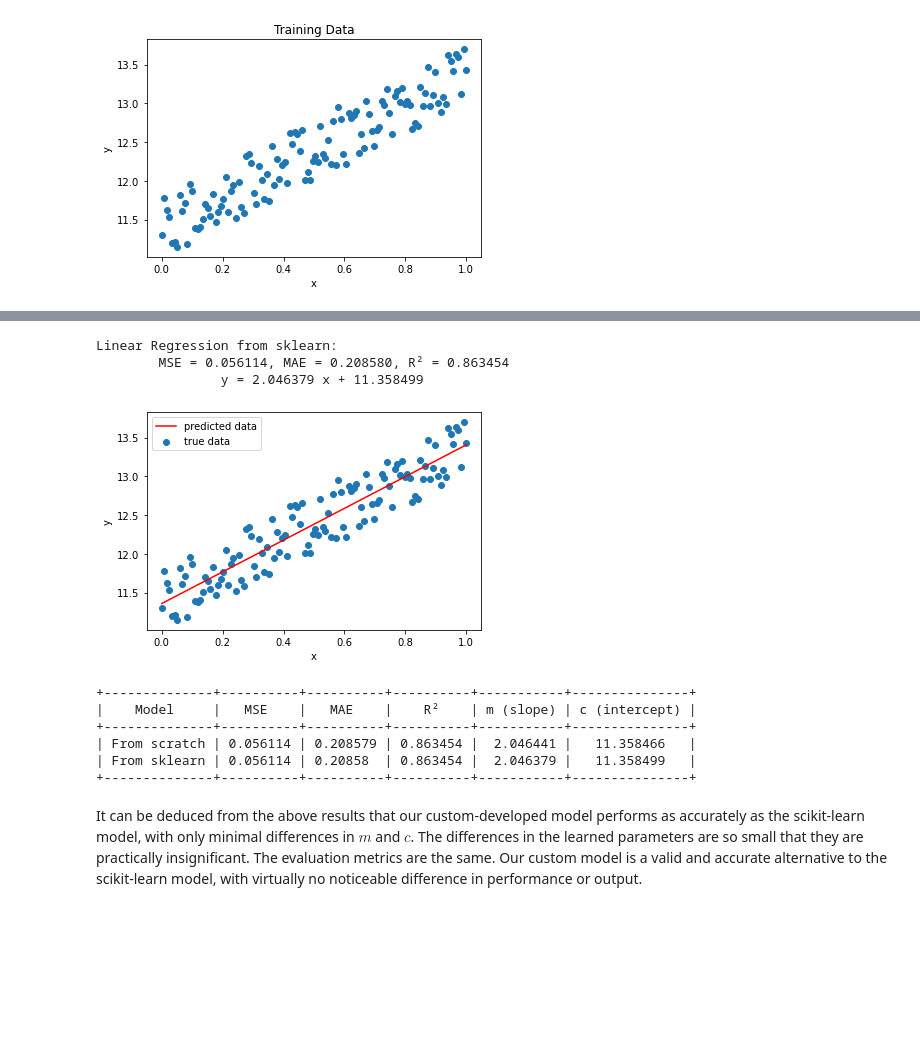
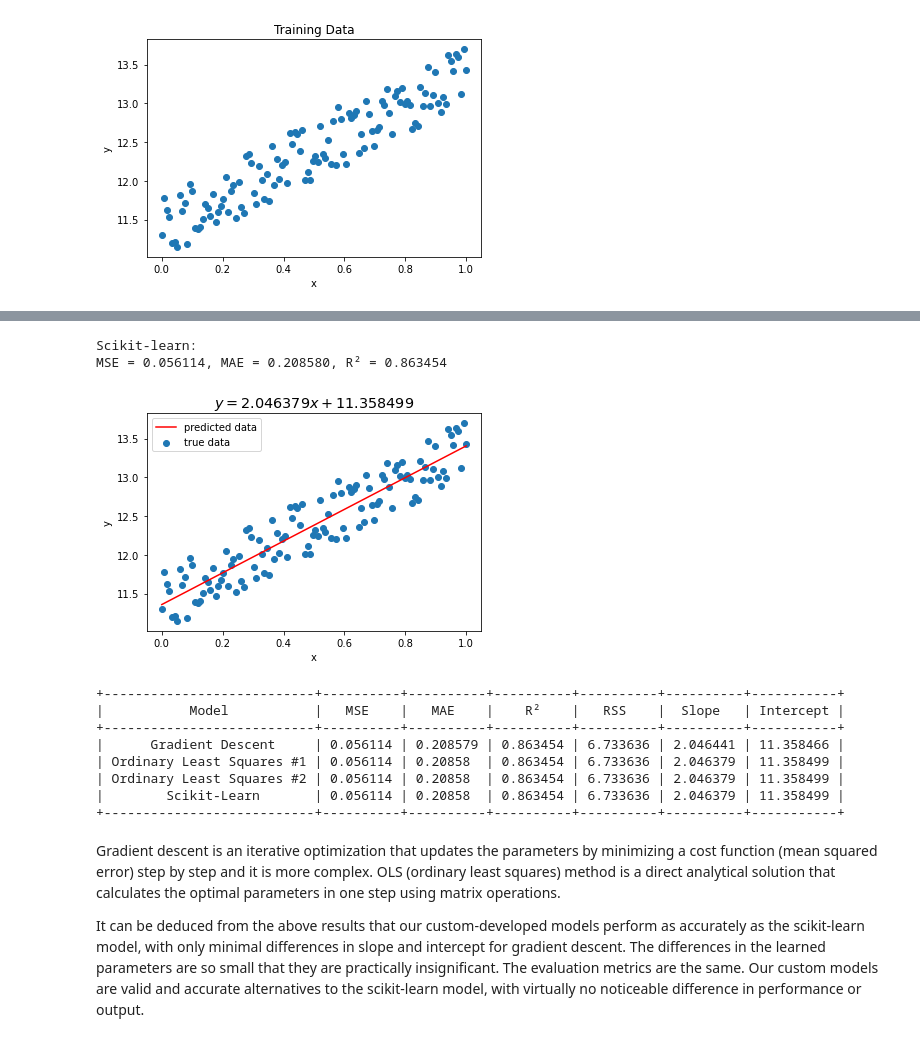
Before and after one commit to msikorski93/Linear-Regression-From-Scratch, a Jupyter notebook: lin_regression_from_scratch.ipynb, the cells around one changed output, grey strips where cells are left out. Saved outputs shown, nothing was run; the diff lists cells and outputs as text; code cells hidden in the pictures; blank space fills up the shorter version.

```diff
--- a/lin_regression_from_scratch.ipynb
+++ b/lin_regression_from_scratch.ipynb
@@ -166,63 +266,97 @@ Now, we will use scikit-learn's LinearRegression method to fit the same data and
 # %%
 from sklearn.linear_model import LinearRegression
 from sklearn.metrics import mean_squared_error, mean_absolute_error, r2_score
 
 reg = LinearRegression()
 
 # fit the model
 # reshape x to (N, 1)
 reg.fit(x.reshape(-1, 1), y)
 
 # predictions
 y_pred_sk = reg.predict(x.reshape(-1, 1))
 
-# compute the metrics
+# metrics
 mse_sk = mean_squared_error(y, y_pred_sk)
 mae_sk = mean_absolute_error(y, y_pred_sk)
 r2_sk = r2_score(y, y_pred_sk)
 
-print('Linear Regression from sklearn:')
-print(f"\tMSE = {mse_sk:.6f}, MAE = {mae_sk:.6f}, R² = {r2_sk:.6f}")
-print(f"\t\ty = {reg.coef_[0]:.6f} x + {reg.intercept_:.6f}")
+print('Scikit-learn:')
+print(f'MSE = {mse_sk:.6f}, MAE = {mae_sk:.6f}, R² = {r2_sk:.6f}')
 
 plt.scatter(x, y, label='true data')
 plt.plot(x, y_pred_sk, color='r', label='predicted data')
+plt.title(f'$y = {reg.coef_[0]:.6f} x + {reg.intercept_:.6f}$', size='x-large')
 plt.xlabel('x')
 plt.ylabel('y')
 plt.legend()
 plt.show()
 # %% [output]
-Linear Regression from sklearn:
-        MSE = 0.056114, MAE = 0.208580, R² = 0.863454
-                y = 2.046379 x + 11.358499
+Scikit-learn:
+MSE = 0.056114, MAE = 0.208580, R² = 0.863454
-[figure, old version]
+[figure, new version]
 # %%
+# residual sum of squares (RSS)
+rss_gd = np.sum((y_pred_gd - y) ** 2)
+rss_ols = y @ y.T - y @ X @ np.linalg.inv(X.T @ X) @ X.T @ y.T
+rss_olss = np.sum((y_pred_olss - y) ** 2)
+rss_sk = np.sum((y_pred_sk - y) ** 2)
+
 from prettytable import PrettyTable
 
-table = PrettyTable(['Model', 'MSE', 'MAE', 'R²', 'm (slope)', 'c (intercept)'], align='c')
+table = PrettyTable(['Model', 'MSE', 'MAE', 'R²', 'RSS', 'Slope', 'Intercept'], align='c')
+
 table.add_row([
-    'From scratch',
-    round(mse, 6),
-    round(mae, 6),
-    round(r2, 6),
+    'Gradient Descent',
+    round(mse_gd, 6),
+    round(mae_gd, 6),
+    round(r2_gd, 6),
+    round(rss_gd, 6),
     round(m1[0], 6),
     round(c1[0], 6)
 ])
+
 table.add_row([
-    'From sklearn',
+    'Ordinary Least Squares #1',
+    round(mse_ols, 6),
+    round(mae_ols, 6),
+    round(r2_ols, 6),
+    round(rss_ols, 6),
+    round(theta[1], 6),
+    round(theta[0], 6)
+])
+
+table.add_row([
+    'Ordinary Least Squares #2',
+    round(mse_olss, 6),
+    round(mae_olss, 6),
+    round(r2_olss, 6),
+    round(rss_olss, 6),
+    round(theta_1, 6),
+    round(theta_0, 6)
+])
+
+table.add_row([
+    'Scikit-Learn',
     round(mse_sk, 6),
     round(mae_sk, 6),
     round(r2_sk, 6),
+    round(rss_sk, 6),
     round(reg.coef_[0], 6),
     round(reg.intercept_, 6)
 ])
+
 print(table)
 # %% [output]
-+--------------+----------+----------+----------+-----------+---------------+
-|    Model     |   MSE    |   MAE    |    R²    | m (slope) | c (intercept) |
-+--------------+----------+----------+----------+-----------+---------------+
-| From scratch | 0.056114 | 0.208579 | 0.863454 |  2.046441 |   11.358466   |
-| From sklearn | 0.056114 | 0.20858  | 0.863454 |  2.046379 |   11.358499   |
-+--------------+----------+----------+----------+-----------+---------------+
++---------------------------+----------+----------+----------+----------+----------+-----------+
+|           Model           |   MSE    |   MAE    |    R²    |   RSS    |  Slope   | Intercept |
++---------------------------+----------+----------+----------+----------+----------+-----------+
+|      Gradient Descent     | 0.056114 | 0.208579 | 0.863454 | 6.733636 | 2.046441 | 11.358466 |
+| Ordinary Least Squares #1 | 0.056114 | 0.20858  | 0.863454 | 6.733636 | 2.046379 | 11.358499 |
+| Ordinary Least Squares #2 | 0.056114 | 0.20858  | 0.863454 | 6.733636 | 2.046379 | 11.358499 |
+|        Scikit-Learn       | 0.056114 | 0.20858  | 0.863454 | 6.733636 | 2.046379 | 11.358499 |
++---------------------------+----------+----------+----------+----------+----------+-----------+
 # %% [markdown]
-It can be deduced from the above results that our custom-developed model performs as accurately as the scikit-learn model, with only minimal differences in $m$ and $c$. The differences in the learned parameters are so small that they are practically insignificant. The evaluation metrics are the same. Our custom model is a valid and accurate alternative to the scikit-learn model, with virtually no noticeable difference in performance or output.
+Gradient descent is an iterative optimization that updates the parameters by minimizing a cost function (mean squared error) step by step and it is more complex. OLS (ordinary least squares) method is a direct analytical solution that calculates the optimal parameters in one step using matrix operations.
+
+It can be deduced from the above results that our custom-developed models perform as accurately as the scikit-learn model, with only minimal differences in slope and intercept for gradient descent. The differences in the learned parameters are so small that they are practically insignificant. The evaluation metrics are the same. Our custom models are valid and accurate alternatives to the scikit-learn model, with virtually no noticeable difference in performance or output.
```
Also changed, not shown: parts of 9 cells of this notebook.
